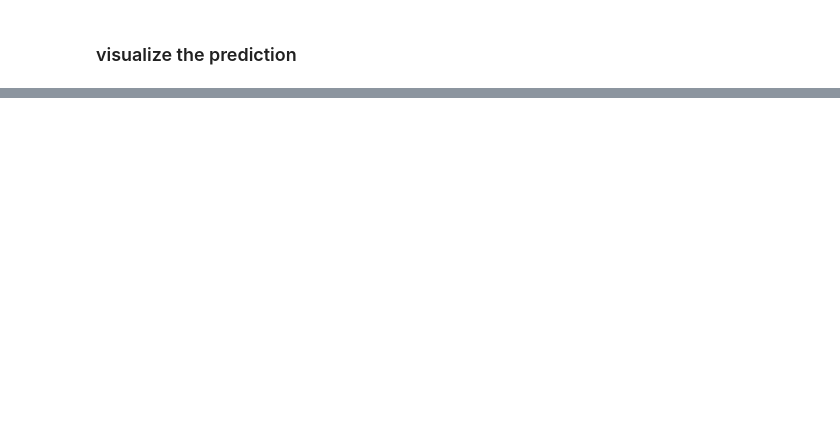
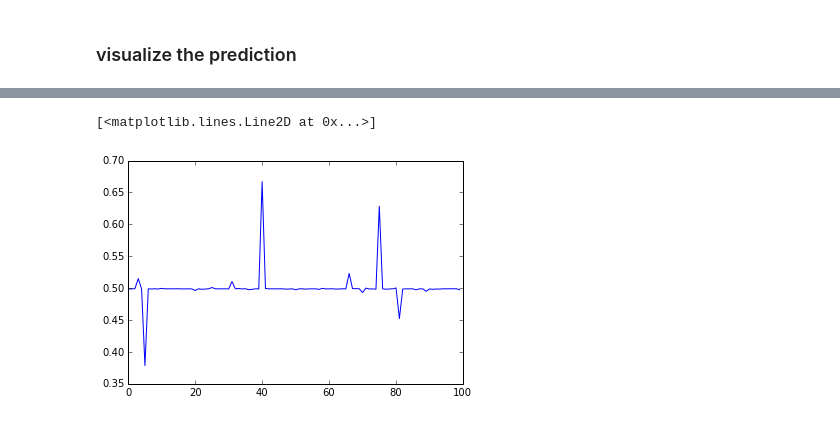
Before and after one commit to yuqirose/TensorRNN, a Jupyter notebook: experiments/plot/plot_time_series.ipynb, the cells around one changed output, grey strips where cells are left out. Saved outputs shown, nothing was run; the diff lists cells and outputs as text; code cells hidden in the pictures; blank space fills up the shorter version.

```diff
--- a/experiments/plot/plot_time_series.ipynb
+++ b/experiments/plot/plot_time_series.ipynb
@@ -40,0 +49,5 @@ for model in models:
+# %%
+plt.plot(y_pred[100:200,seq_id])
+# %% [output]
+[<matplotlib.lines.Line2D at 0x...>]
+[figure, added]
```
Also changed, not shown: parts of 2 cells of this notebook, 5 other files.
